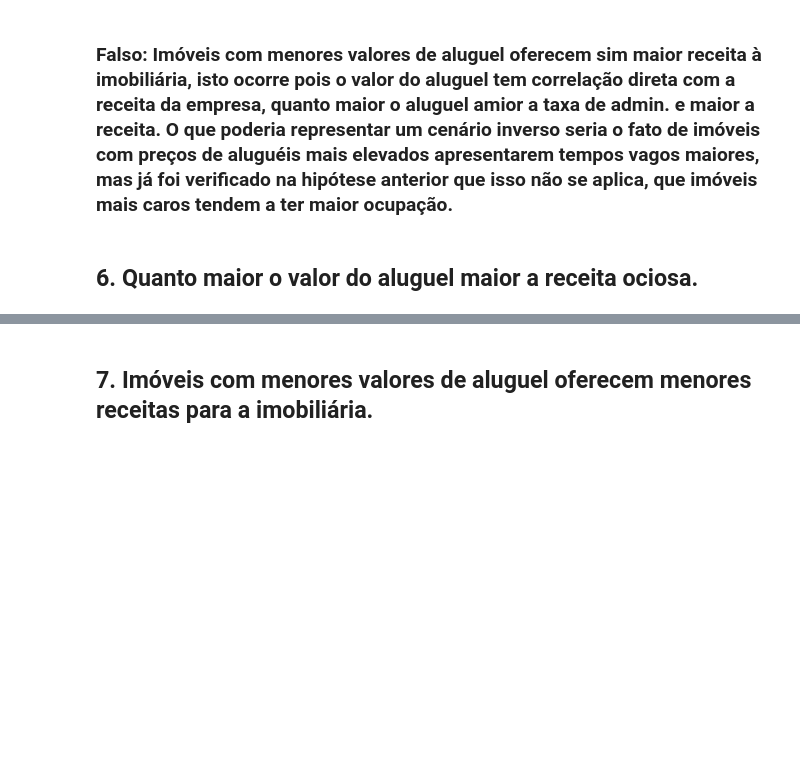
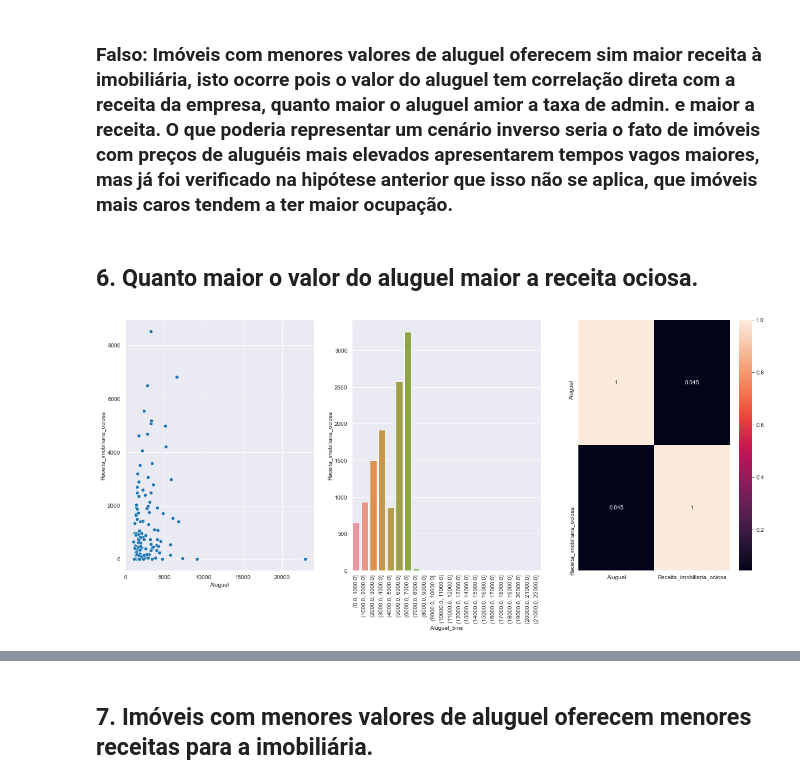
Before and after one commit to PedroSouzaDS/Projeto_Business_Intelligence_Completo-Imobili-ria_New_Offices-, a Jupyter notebook: EDA_New_Offices.ipynb, the cells around one changed output, grey strips where cells are left out. Saved outputs shown, nothing was run; the diff lists cells and outputs as text; code cells hidden in the pictures; blank space fills up the shorter version.

```diff
--- a/EDA_New_Offices.ipynb
+++ b/EDA_New_Offices.ipynb
@@ -384,3 +384,23 @@ sns.regplot(x = 'Aluguel', y = 'Receita_imobiliaria', data = aux_3);
 ### Falso: Imóveis com menores valores de aluguel oferecem sim maior receita à imobiliária, isto ocorre pois o valor do aluguel tem correlação direta com a receita da empresa, quanto maior o aluguel amior a taxa de admin. e maior a receita. O que poderia representar um cenário inverso seria o fato de imóveis com preços de aluguéis mais elevados apresentarem tempos vagos maiores, mas já foi verificado na hipótese anterior que isso não se aplica, que imóveis mais caros tendem a ter maior ocupação.
 # %% [markdown]
 ## 6. Quanto maior o valor do aluguel maior a receita ociosa.
+# %%
+aux_4 = df_2[['Lugar', 'Aluguel', 'Receita_imobiliaria_ociosa']].groupby('Lugar').mean().reset_index()
+# %%
+plt.figure(figsize = (20, 8));
+
+plt.subplot(1, 3, 1)
+sns.scatterplot(x = 'Aluguel', y = 'Receita_imobiliaria_ociosa' , data = aux_4)
+
+plt.subplot(1, 3, 2)
+bins = list(np.arange(0, max(aux_4['Aluguel']), 1000))
+aux_4['Aluguel_bins'] = pd.cut(aux_4['Aluguel'], bins = bins)
+sns.barplot(x = 'Aluguel_bins', y = 'Receita_imobiliaria_ociosa', data = aux_4, ci = False)
+plt.xticks(rotation = 90)
+
+plt.subplot(1, 3, 3)
+sns.heatmap(aux_4.corr(method = 'pearson'), annot = True)
+
+sns.set_style('darkgrid')
+# %% [output]
+[figure, added]
```
Also changed, not shown: parts of 17 cells of this notebook.
